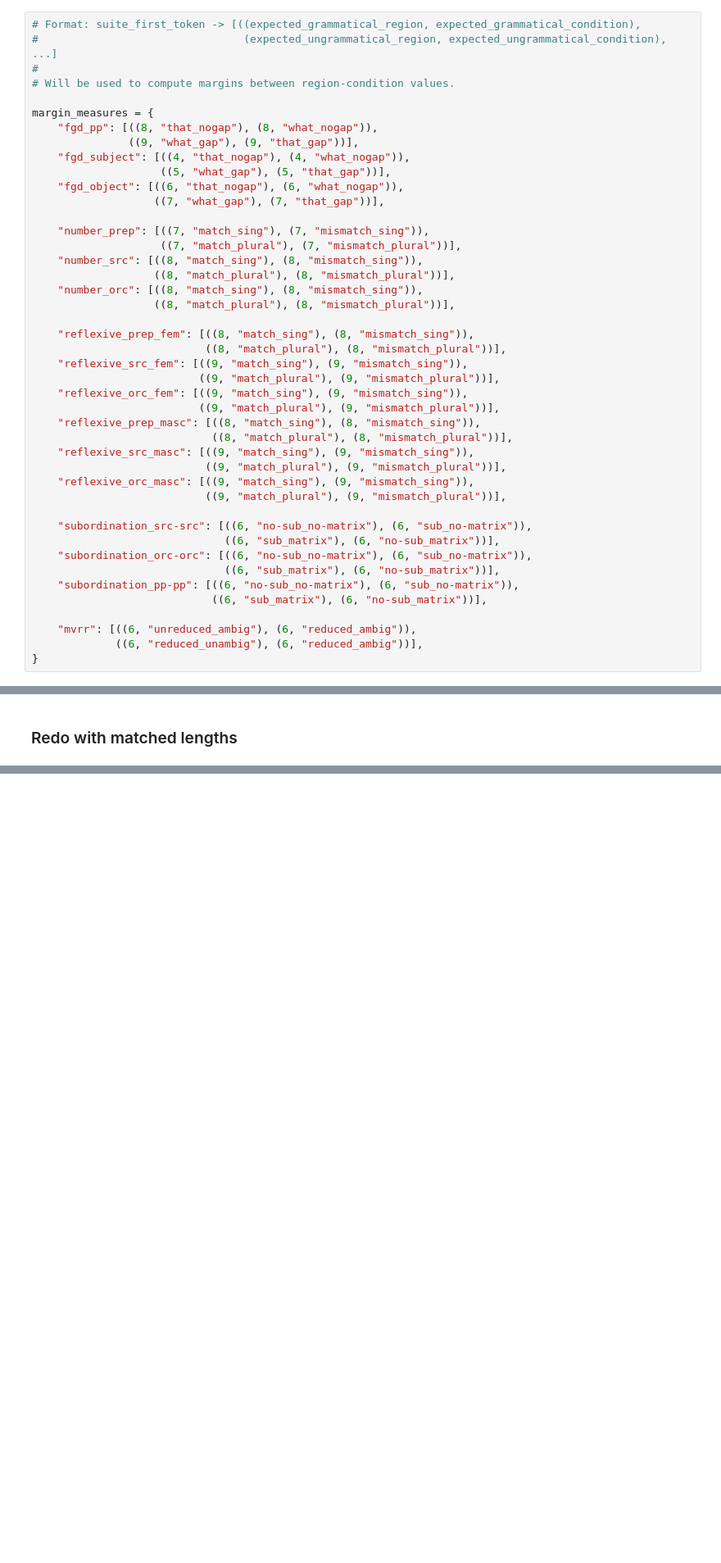
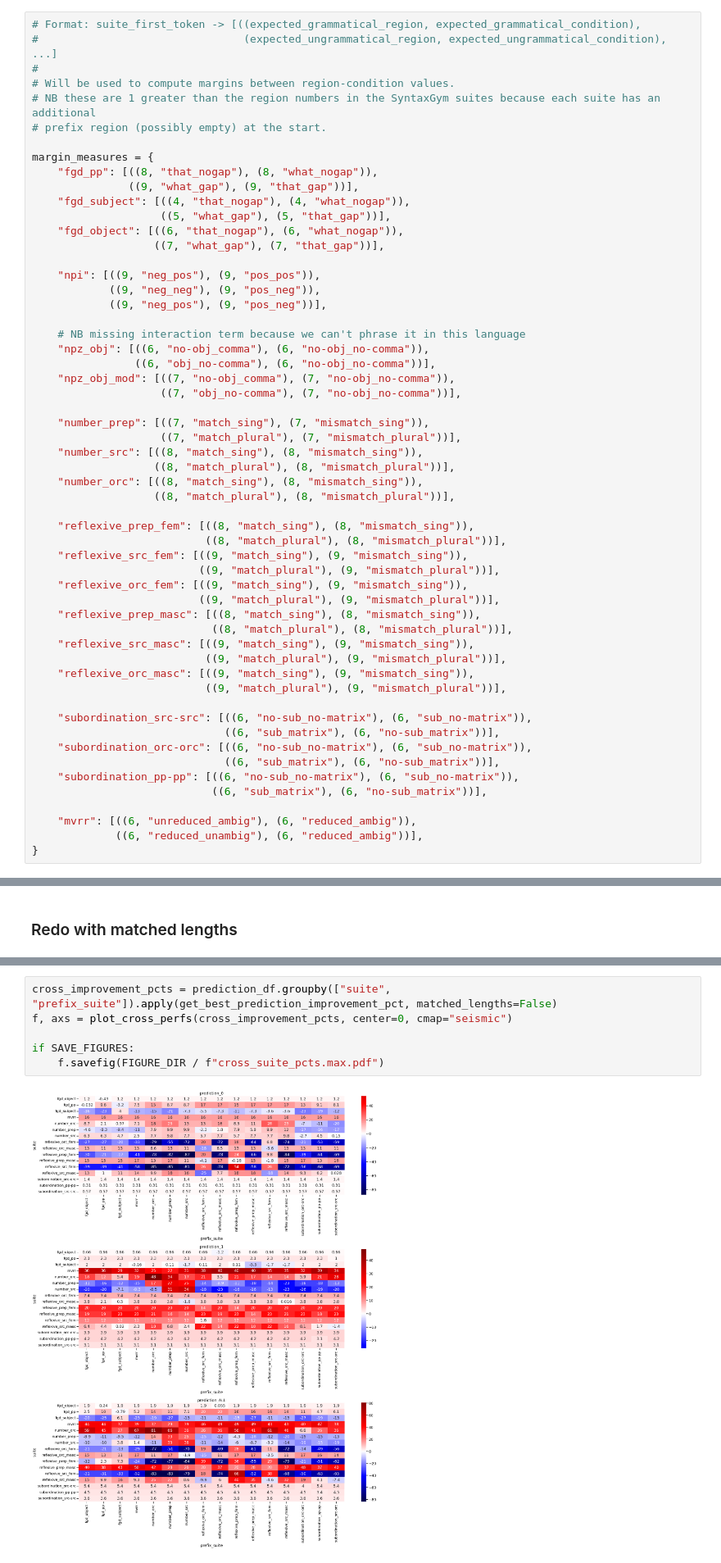
Before and after one commit to hans/syntaxgym-repetitions, a Jupyter notebook: analyze product.ipynb, the cells around one changed output, grey strips where cells are left out. Shown at 82% size. Drawn from its saved outputs; the diff is of its cells as text; blank space fills up the shorter version.

```diff
--- a/analyze product.ipynb
+++ b/analyze product.ipynb
@@ -24,6 +24,8 @@ SAVE_FIGURES = True
 #                                (expected_ungrammatical_region, expected_ungrammatical_condition), ...]
 #
 # Will be used to compute margins between region-condition values.
+# NB these are 1 greater than the region numbers in the SyntaxGym suites because each suite has an additional
+# prefix region (possibly empty) at the start.
 
 margin_measures = {
     "fgd_pp": [((8, "that_nogap"), (8, "what_nogap")),
@@ -32,6 +34,16 @@ margin_measures = {
                     ((5, "what_gap"), (5, "that_gap"))],
     "fgd_object": [((6, "that_nogap"), (6, "what_nogap")),
                    ((7, "what_gap"), (7, "that_gap"))],
+
+    "npi": [((9, "neg_pos"), (9, "pos_pos")),
+            ((9, "neg_neg"), (9, "pos_neg")),
+            ((9, "neg_pos"), (9, "pos_neg"))],
+
+    # NB missing interaction term because we can't phrase it in this language
+    "npz_obj": [((6, "no-obj_comma"), (6, "no-obj_no-comma")),
+                ((6, "obj_no-comma"), (6, "no-obj_no-comma"))],
+    "npz_obj_mod": [((7, "no-obj_comma"), (7, "no-obj_no-comma")),
+                    ((7, "obj_no-comma"), (7, "no-obj_no-comma"))],
 
     "number_prep": [((7, "match_sing"), (7, "mismatch_sing")),
                     ((7, "match_plural"), (7, "mismatch_plural"))],
@@ -276 +290,9 @@ cross_improvement_pcts = prediction_df.groupby(["suite", "prefix_suite"]).apply(
+# %%
+cross_improvement_pcts = prediction_df.groupby(["suite", "prefix_suite"]).apply(get_best_prediction_improvement_pct, matched_lengths=False)
+f, axs = plot_cross_perfs(cross_improvement_pcts, center=0, cmap="seismic")
+
+if SAVE_FIGURES:
+    f.savefig(FIGURE_DIR / f"cross_suite_pcts.max.pdf")
+# %% [output]
+[figure, added]
 # %%
```
Also changed, not shown: parts of 6 cells of this notebook, 1 other file.
